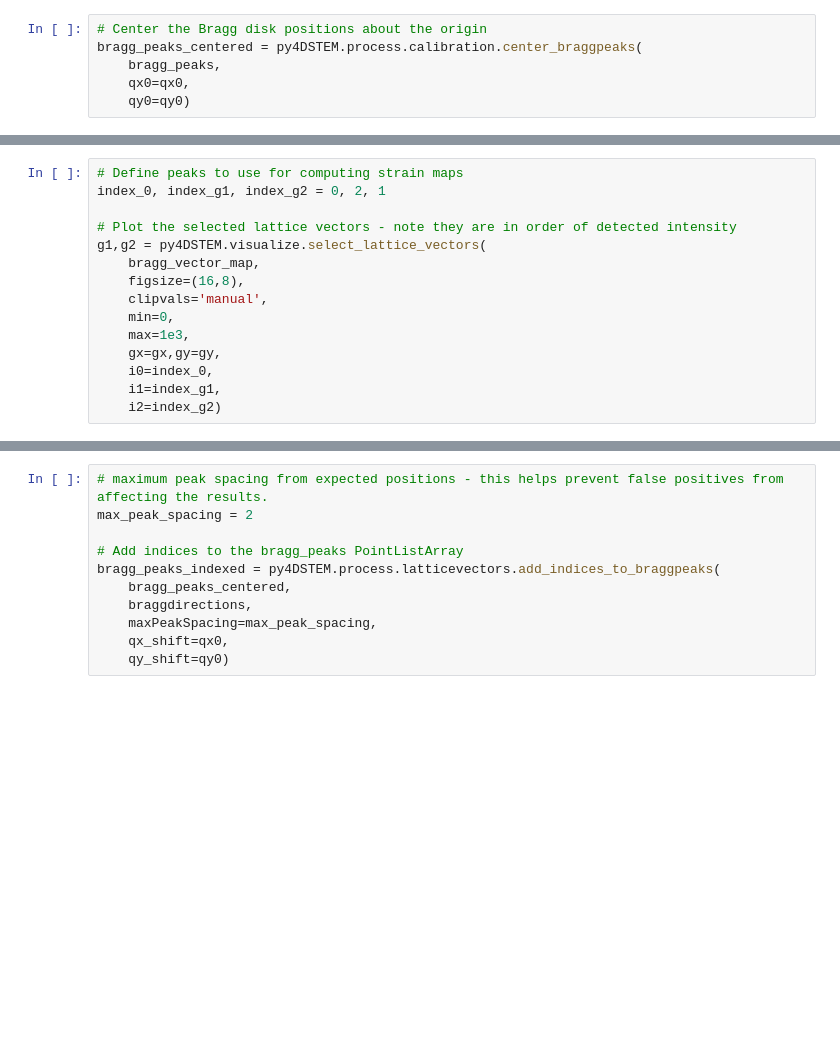
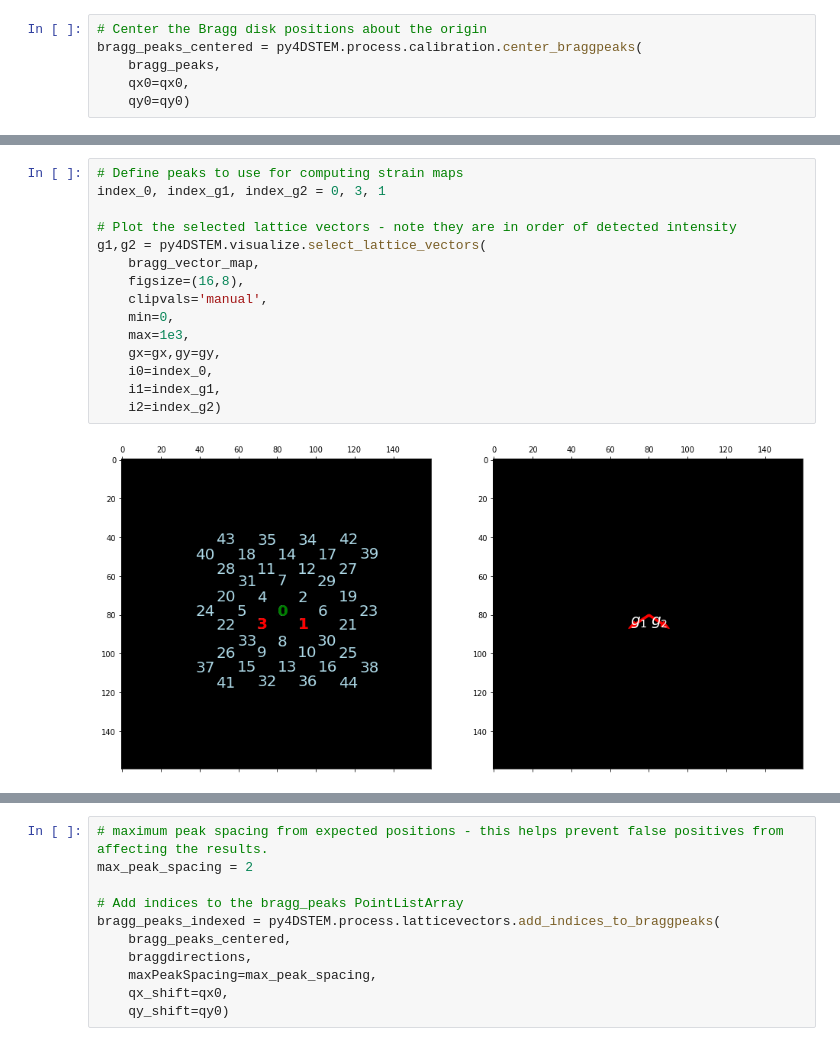
Before and after one commit to py4dstem/py4DSTEM_tutorials, a Jupyter notebook: notebooks/strain_simulated/small_Ge_SiGe_MLs_ideal.ipynb, the cells around one changed output, grey strips where cells are left out. Drawn from its saved outputs; the diff is of its cells as text; blank space fills up the shorter version.

```diff
--- a/notebooks/strain_simulated/small_Ge_SiGe_MLs_ideal.ipynb
+++ b/notebooks/strain_simulated/small_Ge_SiGe_MLs_ideal.ipynb
@@ -217,18 +244,20 @@ py4DSTEM.visualize.show_points(
 # %%
 # Define peaks to use for computing strain maps
-index_0, index_g1, index_g2 = 0, 2, 1
+index_0, index_g1, index_g2 = 0, 3, 1
 
 # Plot the selected lattice vectors - note they are in order of detected intensity
 g1,g2 = py4DSTEM.visualize.select_lattice_vectors(
     bragg_vector_map,
     figsize=(16,8),
     clipvals='manual',
     min=0,
     max=1e3,
     gx=gx,gy=gy,
     i0=index_0,
     i1=index_g1,
     i2=index_g2)
+# %% [output]
+[figure, added]
 # %%
 # Get indexing for all peaks, plot the indices overlaid onto the peaks
 h, k, braggdirections = py4DSTEM.process.latticevectors.index_bragg_directions(
```
Also changed, not shown: parts of 19 cells of this notebook, 2 other files.
